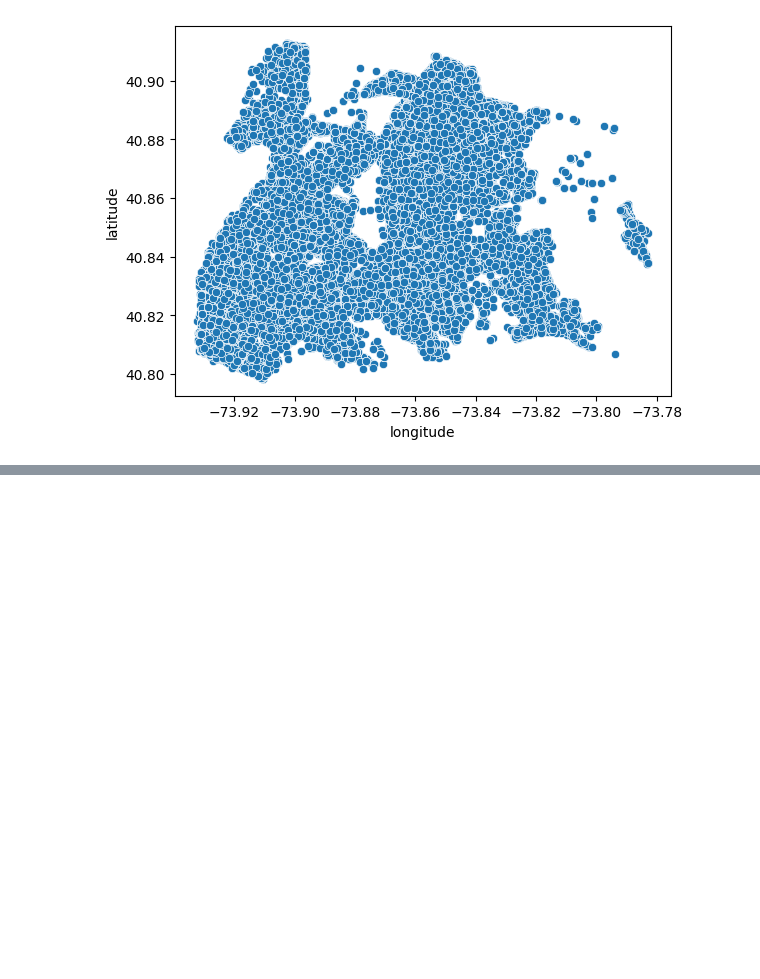
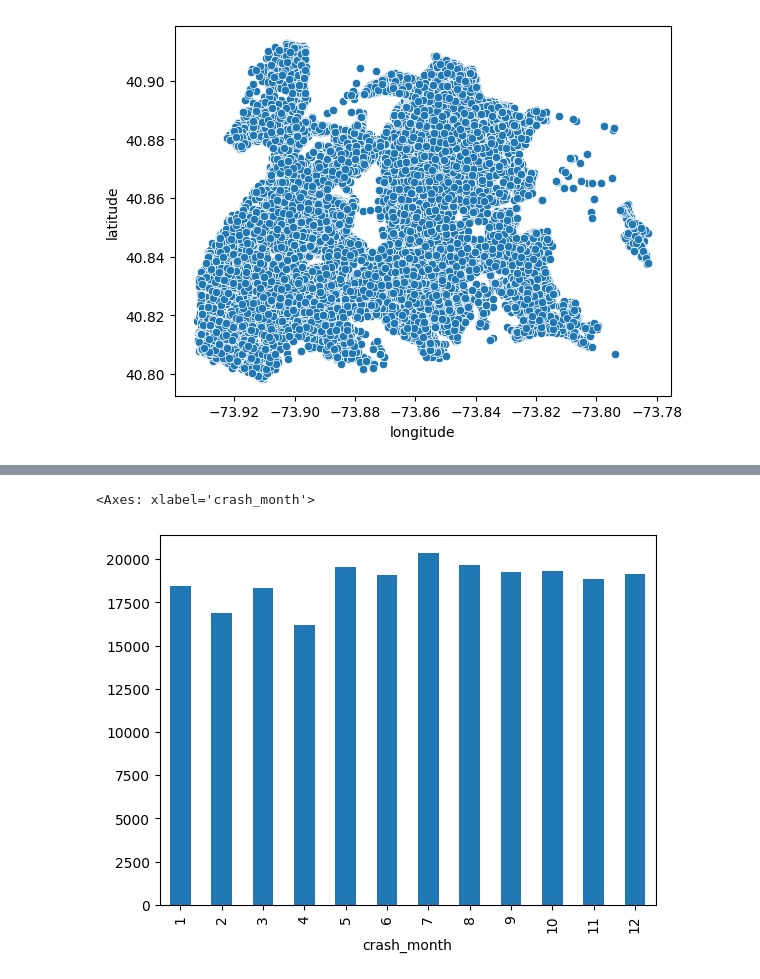
Before and after one commit to TonyMapeke/nyc-collision-clustering, a Jupyter notebook: notebooks/02_exploratory_data_analysis.ipynb, the cells around one changed output, grey strips where cells are left out. Drawn from its saved outputs; the diff is of its cells as text; code cells hidden in the pictures; blank space fills up the shorter version.

```diff
--- a/notebooks/02_exploratory_data_analysis.ipynb
+++ b/notebooks/02_exploratory_data_analysis.ipynb
@@ -127,0 +183,5 @@ sns.scatterplot(data=bronx_matched, x='longitude', y='latitude')
+# %%
+bronx_matched['crash_month'].value_counts().sort_index().plot(kind='bar')
+# %% [output]
+<Axes: xlabel='crash_month'>
+[figure, added]
```
Also changed, not shown: parts of 17 cells of this notebook.
